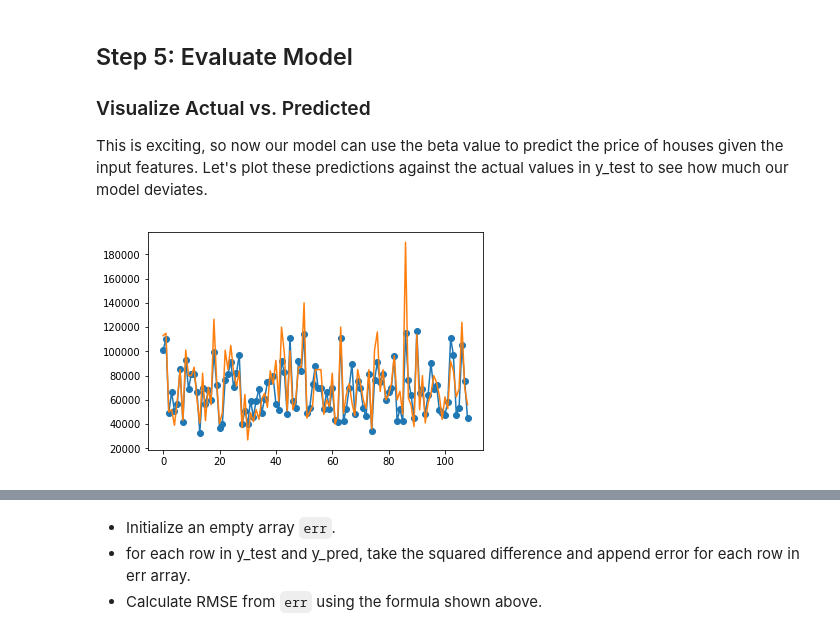
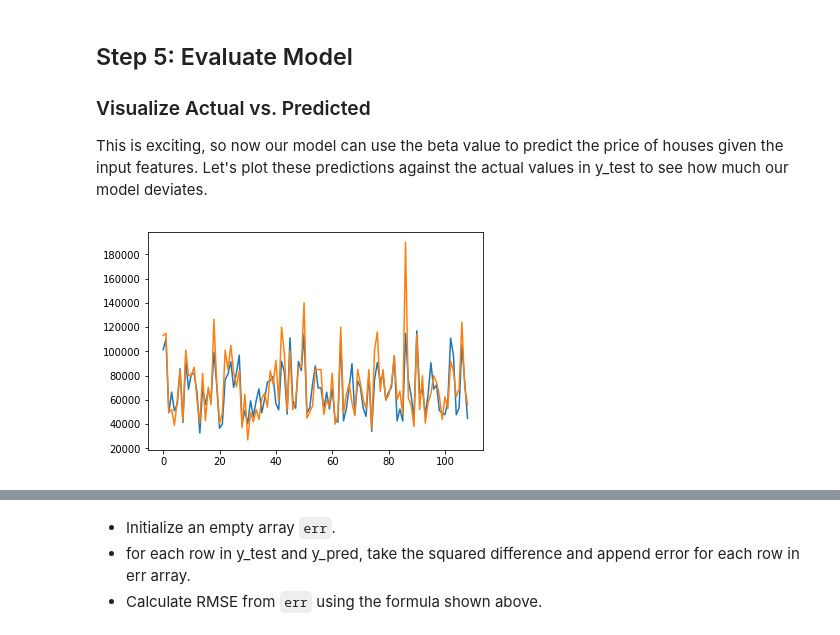
Before and after one commit to kevzha/dsc-2-13-15-linalg-regression-lab-nyc-ds-career-012819, a Jupyter notebook: index.ipynb, the cells around one changed output, grey strips where cells are left out. Drawn from its saved outputs; the diff is of its cells as text; code cells hidden in the pictures.

```diff
--- a/index.ipynb
+++ b/index.ipynb
@@ -213,11 +213,11 @@ y_pred
 This is exciting, so now our model can use the beta value to predict the price of houses given the input features. Let's plot these predictions against the actual values in y_test to see how much our model deviates.
 # %%
 import matplotlib.pyplot as plt
-plt.plot(y_pred, linestyle='-', marker='o', label='predictions')
+plt.plot(y_pred)
 plt.plot(y_test)
 plt.show()
 # %% [output]
-[figure, old version]
+[figure, new version]
 # %%
 # Plot predicted and actual values as line plots
 # %% [markdown]
```
